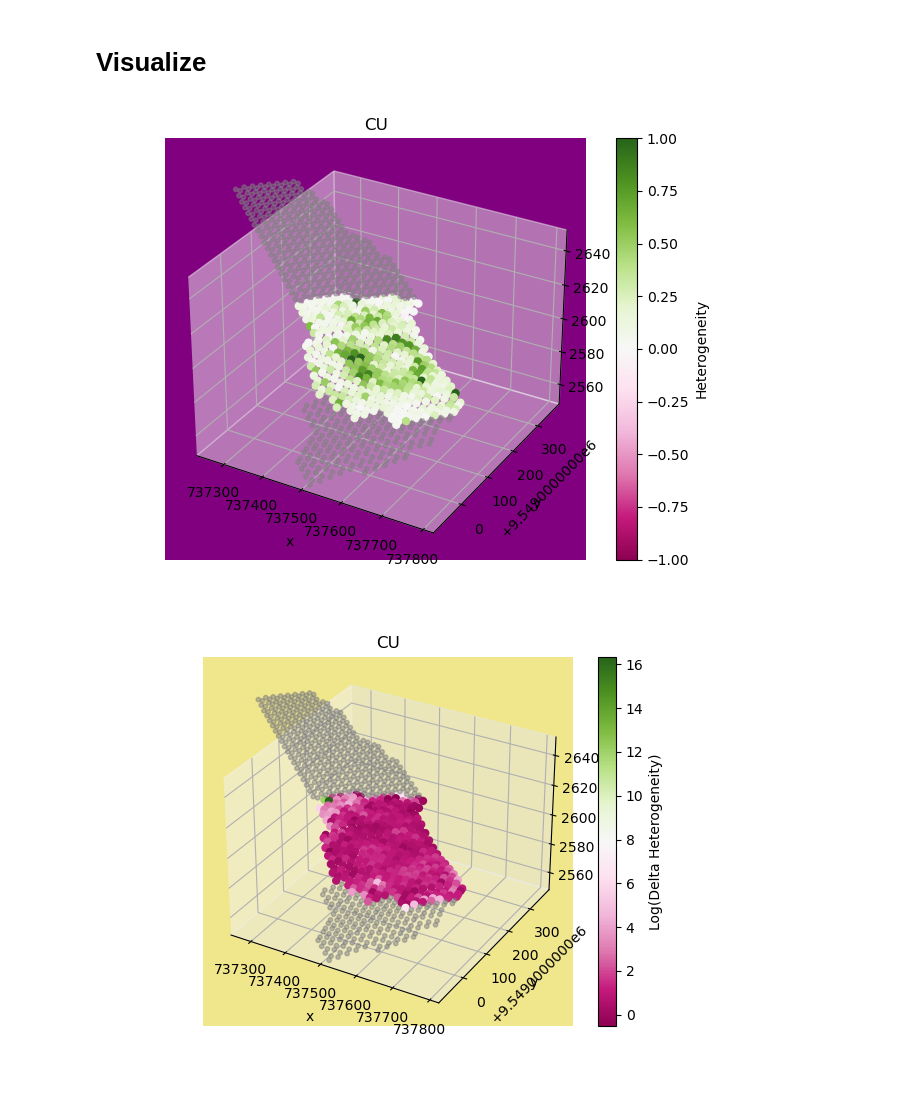
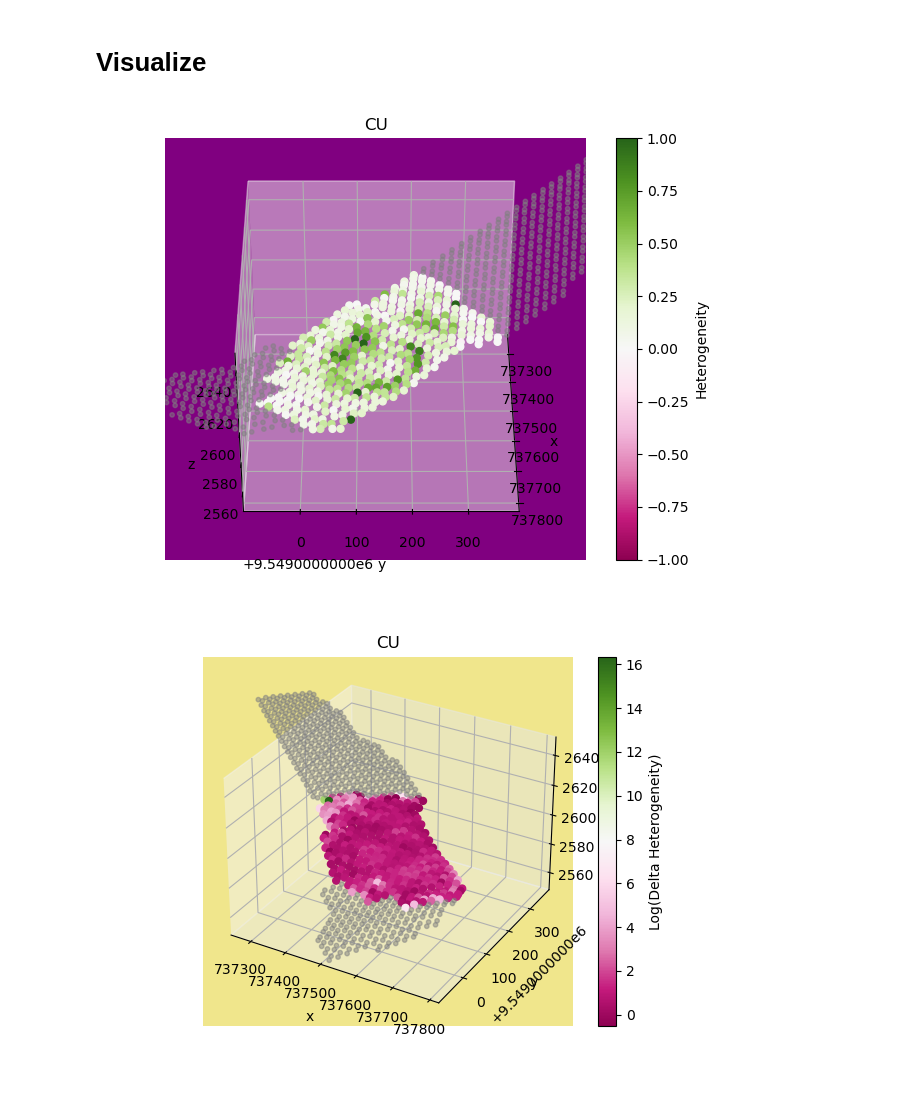
Before and after one commit to jouytrew/masters_pfti, a Jupyter notebook: notebooks/het_analysis_compare_dp_pcbc.ipynb, the cells around one changed output. Cells and saved outputs as stored; diff of their text form; code cells hidden in the pictures.

```diff
--- a/notebooks/het_analysis_compare_dp_pcbc.ipynb
+++ b/notebooks/het_analysis_compare_dp_pcbc.ipynb
@@ -15,6 +15,9 @@ sys.path.append('/Users/benjaminwong/JupyterNotebooks/masters_pfti/notebooks/pyt
 
 from grouping import Grouping, Resource
 import plotter
+
+output_dir = "../outputs/het_analysis_compare_dp_pcbc/"
+SAVE = False
 # %% [markdown]
 # Data Input and Cleaning
 # %% [markdown]
@@ -219,7 +218,7 @@ for dpid in list(dp_coords.index):
                 delta_hs[element] = []
 
             if element in dp.resources:
-                dp_h, pcbc_h = dp.resources[element].heterogeneity, pcbc.resources[element].heterogeneity
+                dp_h, pcbc_h = dp.resources[element].get_heterogeneity(), pcbc.resources[element].get_heterogeneity()
                 delta_hs[element].append(dp_h - pcbc_h)
             else:
                 delta_hs[element].append(np.nan)
@@ -249,34 +248,37 @@ p = ax.scatter3D(
 )
 
 # Set limits to the non-nan values
 ax.set_xlim(ax.get_xlim())
 ax.set_ylim(ax.get_ylim())
 ax.set_zlim([2550, 2650])
 
 
 nan = np.argwhere(np.isnan(delta_h))
 nan = nan.flatten()
 ax.scatter3D(
     x[nan],
     y[nan],
     z[nan],
     s=10,
     alpha=0.5,
     c='grey'
 )
 
 ax.set_title(element)
 ax.set_xlabel('x')
 ax.set_ylabel('y')
 ax.set_zlabel('z')
 ax.set_facecolor('purple')
 
 cbar = fig.colorbar(p)
 cbar.set_label('Heterogeneity')
 
+ax.azim = 0
+ax.elev = 40
+
 fig.tight_layout()
 # %% [output]
-[figure, old version]
+[figure, new version]
 # %%
 delta_hs = {}
 
```
Also changed, not shown: parts of 7 cells of this notebook, 6 other files.
